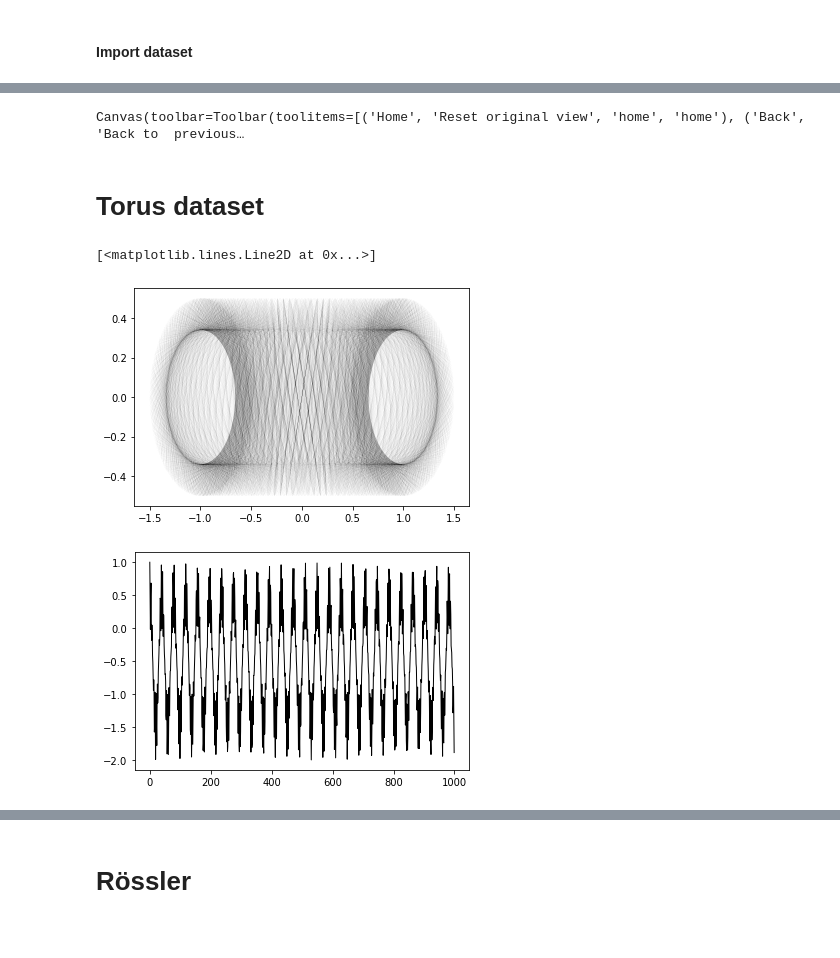
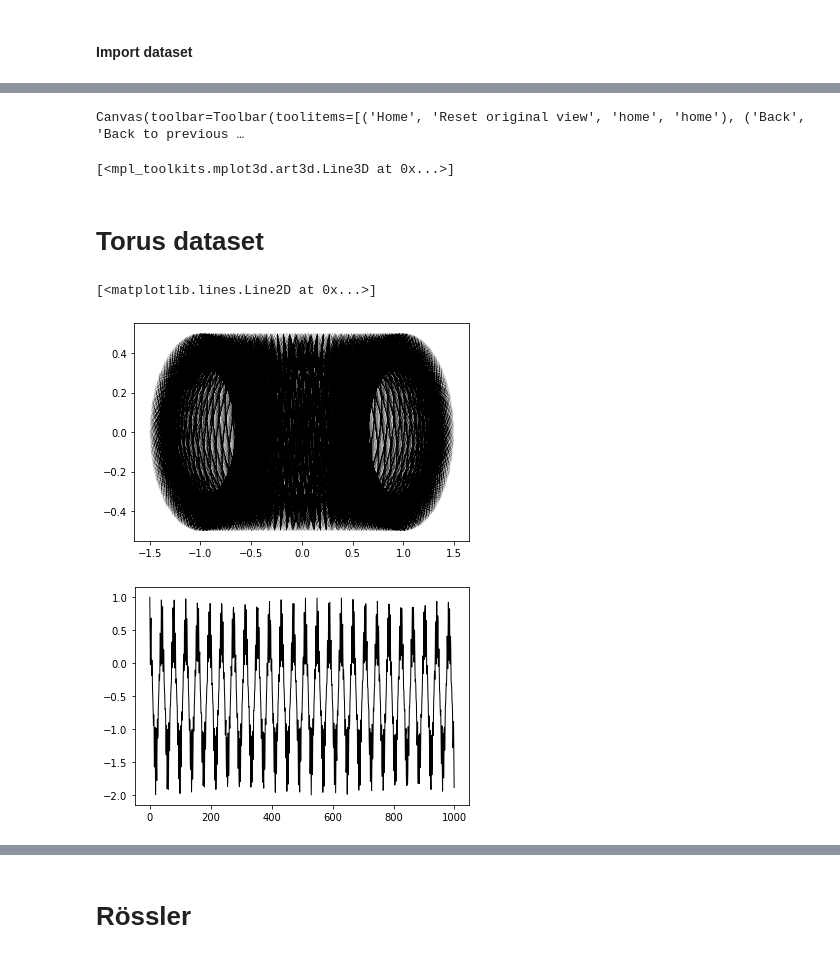
Before and after one commit to williamgilpin/fnn, a Jupyter notebook: demos.ipynb, the cells around one changed output, grey strips where cells are left out. Cells and saved outputs as stored; diff of their text form; code cells hidden in the pictures.

```diff
--- a/demos.ipynb
+++ b/demos.ipynb
@@ -3,17 +3,14 @@
 # %%
 import numpy as np
 import matplotlib.pyplot as plt
-import tensorflow as tf
 
 ## Import from local directory
 import sys
 sys.path.insert(0, './fnn')
+from models import LSTMEmbedding, MLPEmbedding, FNN
 
-from chaos_models import *
-from utils import *
-from models import *
-
-print(tf.__version__) # 2.0 or greater
+plt.rcParams['lines.linewidth'] = .1
+plt.rcParams['axes.prop_cycle'] = plt.cycler(color="k")
 
 %matplotlib inline
 %load_ext autoreload
@@ -205,7 +135,5 @@ ax[2].plot(coords_nn[:,0], coords_nn[:,2], 'k')
 # %%
-# View interactive plot in 3D. Requires mplot3d to be working on your system
-
-%matplotlib widget
+# View interactive plot in 3D. Requires working mplot3d installation
 %matplotlib widget
 %matplotlib widget
 %matplotlib widget
@@ -213,25 +141,24 @@ ax[2].plot(coords_nn[:,0], coords_nn[:,2], 'k')
 from mpl_toolkits.mplot3d import axes3d
 fig = plt.figure(figsize=(5,5))
 ax = fig.add_subplot(111, projection= '3d')
-ax.plot(coords_nn[:,0], coords_nn[:,1], coords_nn[:,2], color='k')
-ax.set_aspect('equal')
+ax.plot(coords[:,0], coords[:,1], coords[:,2], color='k')
 # %% [output]
-Canvas(toolbar=Toolbar(toolitems=[('Home', 'Reset original view', 'home', 'home'), ('Back', 'Back to  previous…
+Canvas(toolbar=Toolbar(toolitems=[('Home', 'Reset original view', 'home', 'home'), ('Back', 'Back to previous …
+[<mpl_toolkits.mplot3d.art3d.Line3D at 0x...>]
 # %% [markdown]
 # Torus dataset
 # %%
-tor = Torus2(r=1, a=.5, n=10.3)
-tpts = np.linspace(0, 2000, 100000)
-sol = tor.integrate((1, 0, 0), tpts)
-sol = sol[:, ::8]
+sol = np.loadtxt('datasets/torus.csv.gz', delimiter=',')
 obs = sol[0]
 
-plt.figure()
-plt.plot(sol[1][:10000], sol[2][:10000], 'k', linewidth=.01)
+%matplotlib inline
 
 plt.figure()
-plt.plot(obs[:1000], 'k', linewidth=1)
+plt.plot(sol[1][:10000], sol[2][:10000])
+
+plt.figure()
+plt.plot(obs[:1000], linewidth=1)
 # %% [output]
 [<matplotlib.lines.Line2D at 0x...>]
-[figure, old version]
+[figure, new version]
 [figure]
```
Also changed, not shown: parts of 35 cells of this notebook, 12 other files.
